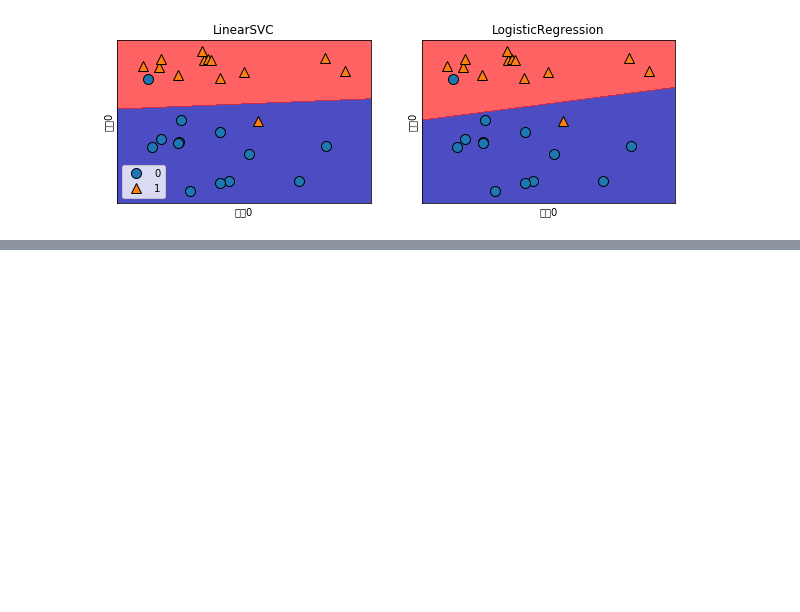
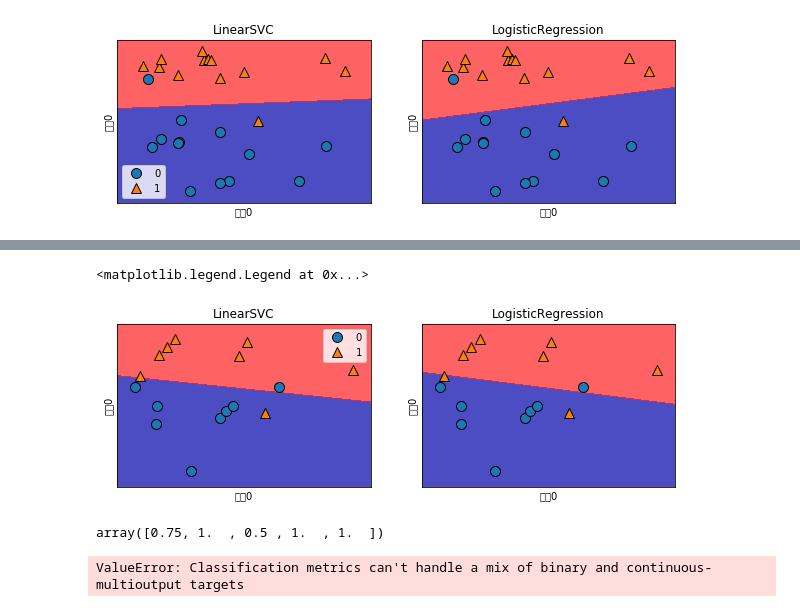
Before and after one commit to fokenr123/study, a Jupyter notebook: 009.ipynb, the cells around one changed output, grey strips where cells are left out. Saved outputs shown, nothing was run; the diff lists cells and outputs as text; code cells hidden in the pictures; blank space fills up the shorter version.

```diff
--- a/009.ipynb
+++ b/009.ipynb
@@ -367,0 +573,22 @@ axes[0].legend() #범례
+# %%
+# 문제
+from sklearn.datasets import make_classification
+from sklearn.linear_model import LogisticRegression
+
+X ,y = make_classification(n_samples = 16, n_features=2,
+                          n_informative =2 , n_redundant= 0,
+                           random_state=0)
+print(X[:5,:]) # 16 x 2
+print(X.shape)
+model = LogisticRegression()
+model.fit(X,y) # 계수 완성
+y_hat = model.predict(X)
+# 정밀도(precision)
+print("정밀도",metrics.precision_score(y,y_hat))
+print('민감도',metrics.recall_score(y,y_hat))
+print('f1_score' ,metrics.f1_score(y,y_hat))
+print(metrics.classification_report(y,y_hat))
+print(metrics.confusion_matrix(y,y_hat, labels=[1,0]))
+# 1) LogisticRegression 실시
+# 2) 훈련데이터 예측
+# 3) 결과를 평가하시요 (precision , recall ,f1_score)
@@ -367,0 +616,31 @@ axes[0].legend() #범례
+# %%
+X ,y = make_classification(n_samples = 16, n_features=2,
+                          n_informative =2 , n_redundant= 0,
+                           random_state=0)
+fig, axes = plt.subplots(1,2,figsize =(10,3))
+for model, ax in zip([LinearSVC(), LogisticRegression()], axes):
+    clf = model.fit(X,y)  # 계수
+    mglearn.plots.plot_2d_separator(clf, X , fill= True, eps = 0.5,
+                                   ax = ax , alpha=.7)
+    mglearn.discrete_scatter(X[:,0],X[:,1], y, ax= ax)
+    ax.set_title("{}".format(clf.__class__.__name__))
+    ax.set_xlabel("특성0")
+    ax.set_ylabel("특성0")
+axes[0].legend() #범례
+# %% [output]
+<matplotlib.legend.Legend at 0x...>
+[figure, added]
+# %%
+clf = svm.SVC(gamma= 'scale', random_state=0) #모델을 가르키는 이름
+cross_val_score(clf, X,y,scoring ='recall_macro', cv= 5)
+# %% [output]
+array([0.75, 1.  , 0.5 , 1.  , 1.  ])
+# %%
+print('accuracy' , metrics.accuracy_score(y,p))
+print('precision' , metrics.precision_score(y,p))
+print('recall' , metrics.recall_score(y,p))
+print('f1' , metrics.f1_score(y,p))
+print(metrics.classification_report(y,p))
+print(metrics.confusion_matrix(y,p))
+# %% [output]
+ValueError: Classification metrics can't handle a mix of binary and continuous-multioutput targets
```
Also changed, not shown: parts of 18 cells of this notebook.
